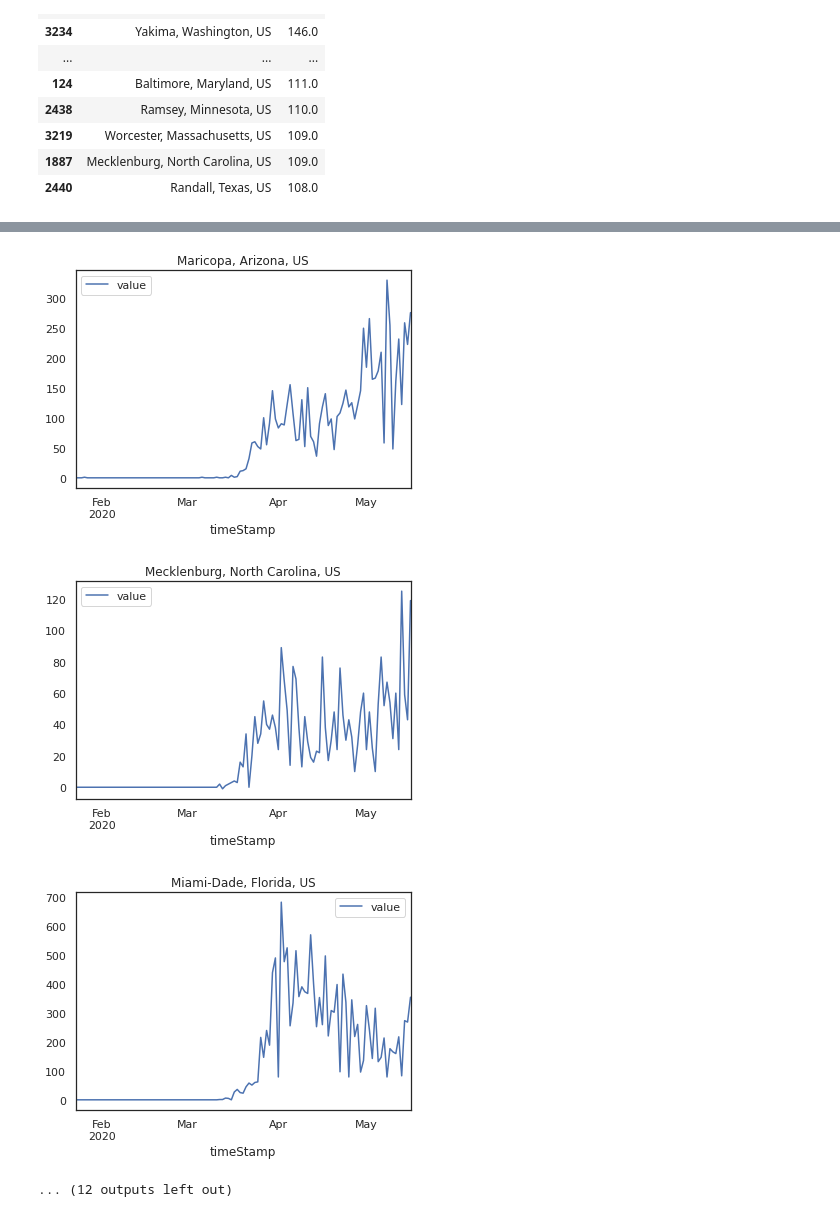
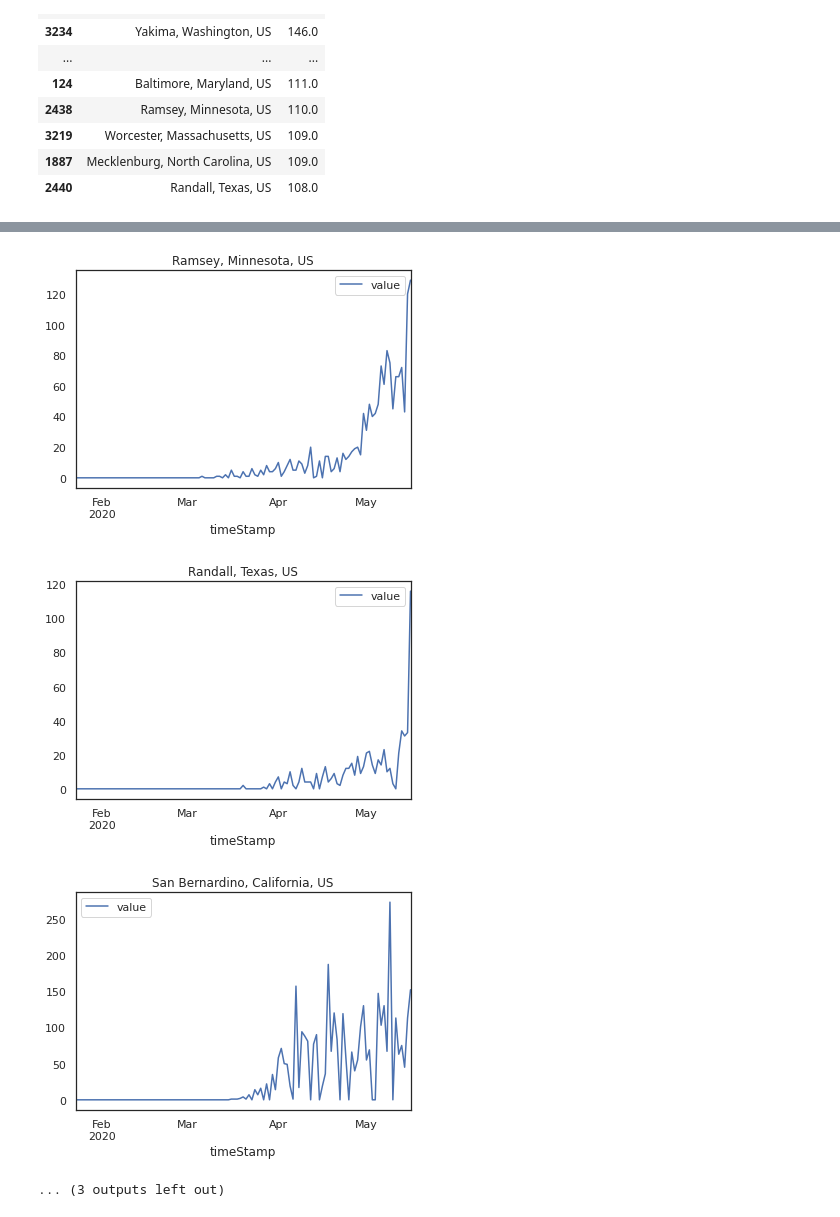
Before and after one commit to mchirico/COVID-19, a Jupyter notebook: COVID_19.ipynb, the cells around one changed output, grey strips where cells are left out. Cells and saved outputs as stored; diff of their text form; code cells hidden in the pictures.

```diff
--- a/COVID_19.ipynb
+++ b/COVID_19.ipynb
@@ -352,7 +367,16 @@ ts[ts['value']>100].head(300)
 # %%
+
 my_list = ts[ts['value']>100]['Country/Region'].tolist()[0:30]
+bad_data = m[m['value']<0]['Country/Region'].unique().tolist()
 
 t=m[m['Country/Region'].isin(my_list)]
+t = t[~t['Country/Region'].isin(bad_data)]
+
+
+
+
+t=m[m['Country/Region'].isin(my_list)]
+t=t[~t['Country/Region'].isin(bad_data)]
 
 for title, group in t.groupby('Country/Region'):
     group.plot(x='timeStamp', y='value', title=title)
@@ -369,4 +393,4 @@ for title, group in t.groupby('Country/Region'):
-[figure, old version]
+[figure, new version]
-[figure, old version]
+[figure, new version]
-[figure, old version]
+[figure, new version]
-... (12 outputs left out)
+... (3 outputs left out)
```
Also changed, not shown: parts of 2 cells of this notebook.
